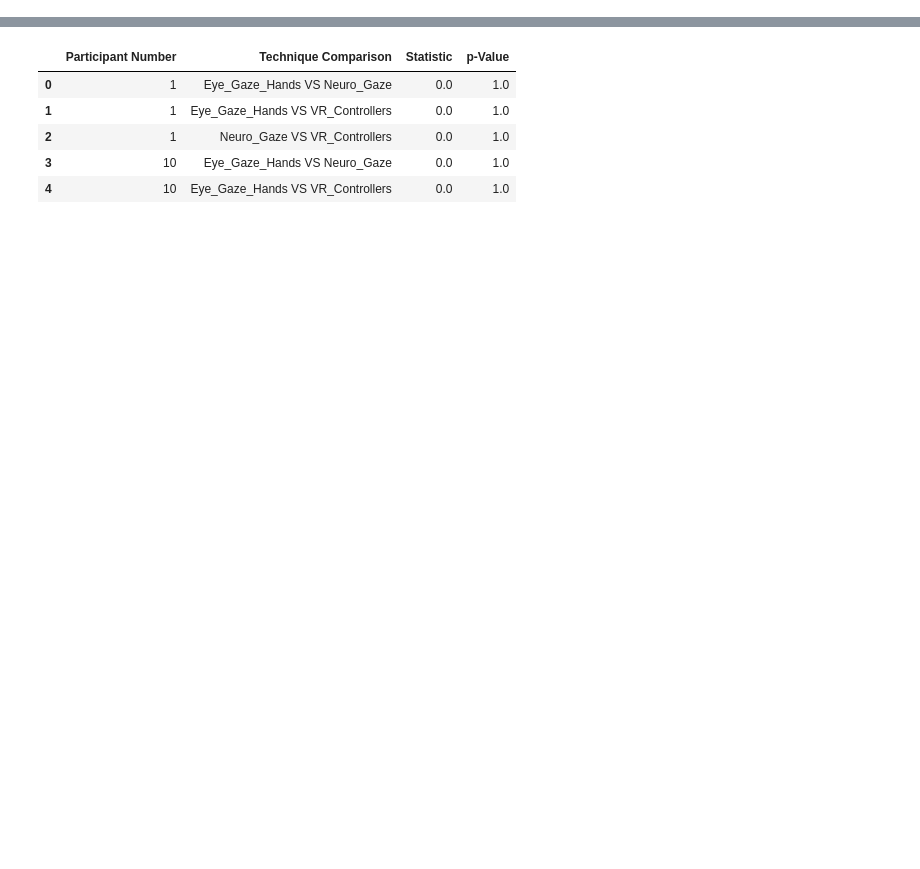
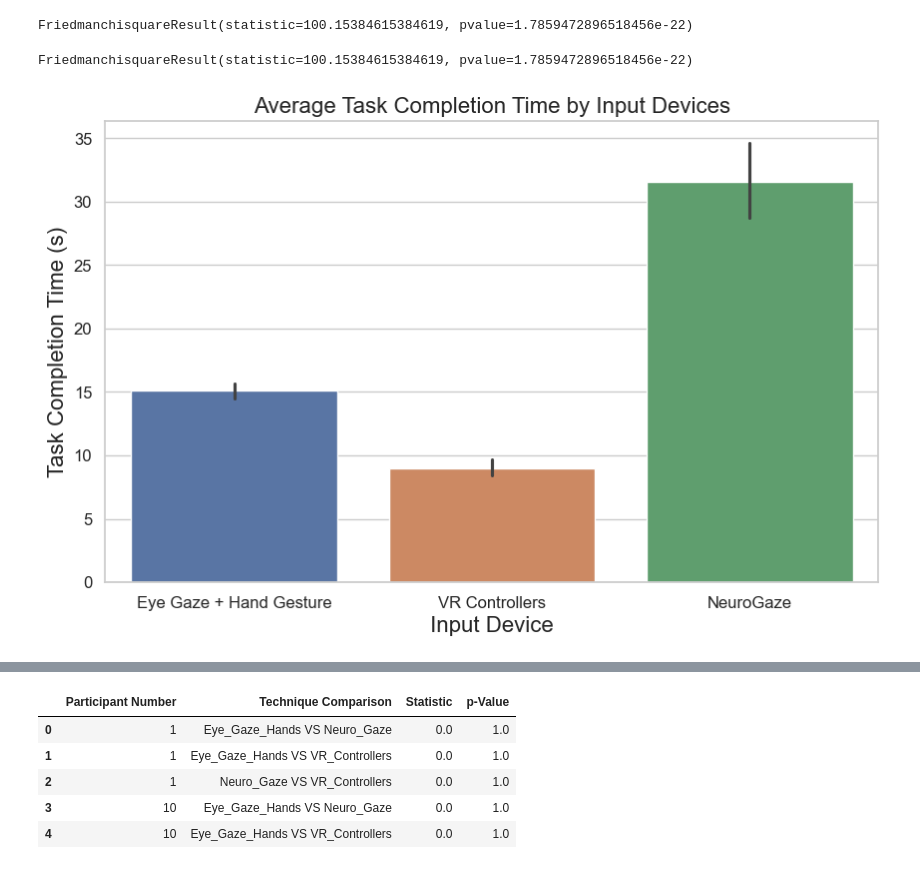
Before and after one commit to Wanyea/NeuroGaze, a Jupyter notebook: Data Analysis/New Evaluation/accuracy_task_eval.ipynb, the cells around one changed output, grey strips where cells are left out. Saved outputs shown, nothing was run; the diff lists cells and outputs as text; code cells hidden in the pictures; blank space fills up the shorter version.

```diff
--- a/Data Analysis/New Evaluation/accuracy_task_eval.ipynb
+++ b/Data Analysis/New Evaluation/accuracy_task_eval.ipynb
@@ -109,0 +9,66 @@ FriedmanchisquareResult(statistic=100.15384615384619, pvalue=1.7859472896518456e
+# %%
+# I need to perform friedman test on all three coumns in the avg_task_completion_time.csv
+# file. I will use the friedmanchisquare function from the scipy.stats library to perform
+# the test. This function will return the test statistic and the p-value. I will then
+# compare the p-value to the significance level to determine if the null hypothesis can
+# be rejected.
+matplotlib.rcParams['font.family'] = 'Times New Roman'
+# Load the data
+data = pd.read_csv('round_duration.csv')
+
+# Perform the friedman test
+stat = friedmanchisquare(data['Eye_Gaze_Hands'], data['Neuro_Gaze'], data['VR_Controllers'])
+
+print(stat)
+# %% [output]
+FriedmanchisquareResult(statistic=100.15384615384619, pvalue=1.7859472896518456e-22)
+# %%
+import pandas as pd
+import seaborn as sns
+import matplotlib.pyplot as plt
+from scipy.stats import friedmanchisquare
+
+# Load the data
+data = pd.read_csv('round_duration.csv')
+
+# Switch the 2nd and 3rd columns
+data = data[data.columns.tolist()[0:1] + data.columns.tolist()[2:3] + data.columns.tolist()[1:2] + data.columns.tolist()[3:]]
+
+# Save the modified dataframe to a new CSV
+data.to_csv('modified_round_duration.csv', index=False)
+
+# Perform the Friedman test on the modified data
+stat = friedmanchisquare(data['Eye_Gaze_Hands'], data['Neuro_Gaze'], data['VR_Controllers'])
+print(stat)
+
+# Set the style of the plot
+sns.set(style="whitegrid")
+
+# Set font to Times New Roman
+plt.rcParams.update({
+    'font.size': 16,
+    'font.family': 'Times New Roman'
+})  # Adjust the font size and family as needed
+
+# Create a figure and axis for the plot
+fig, ax = plt.subplots(figsize=(10, 6))
+
+# Create the bar plot with error bars, adjusted for the swapped columns
+ax = sns.barplot(data=data, ax=ax, errorbar=('ci',95))
+
+# Set the x-axis labels to reflect the updated column order with specific fontsize
+ax.set_xticklabels(['Eye Gaze + Hand Gesture', 'VR Controllers', 'NeuroGaze'], fontsize=16)  # Adjust fontsize as needed
+
+# Add labels and title with specific fontsize
+plt.xlabel('Input Device', fontsize=16)  # Adjust fontsize as needed
+plt.ylabel('Task Completion Time (s)', fontsize=16)  # Adjust fontsize as needed
+plt.title('Average Task Completion Time by Input Devices', fontsize=16)  # Adjust fontsize as needed
+
+# Optionally, adjust tick parameters for both axes
+ax.tick_params(axis='both', which='major', labelsize=12)  # Adjust labelsize as needed
+
+# Show the plot
+plt.show()
+# %% [output]
+FriedmanchisquareResult(statistic=100.15384615384619, pvalue=1.7859472896518456e-22)
+[figure, added]
```
Also changed, not shown: parts of 4 cells of this notebook, 10 other files.
